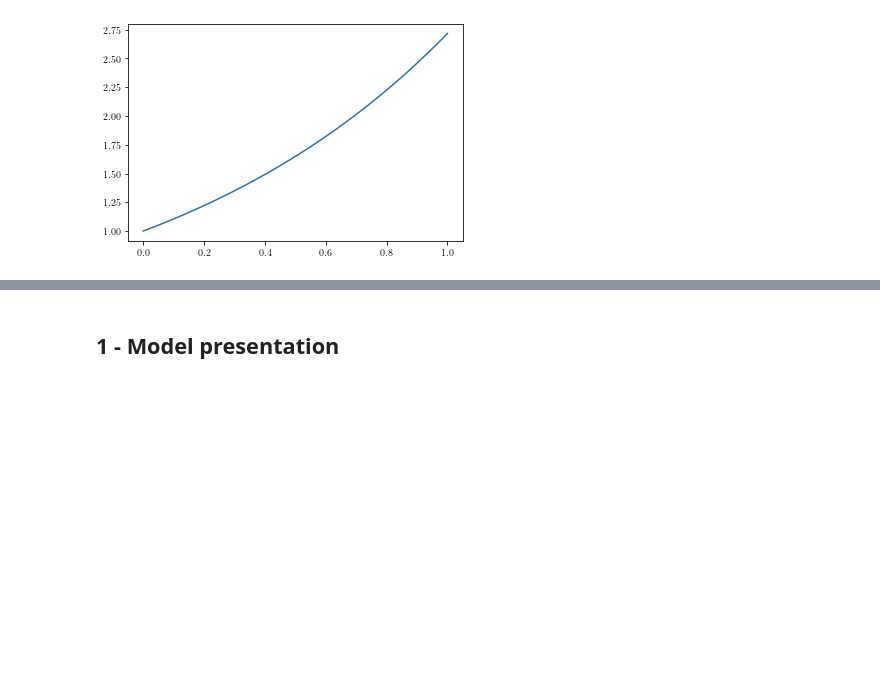
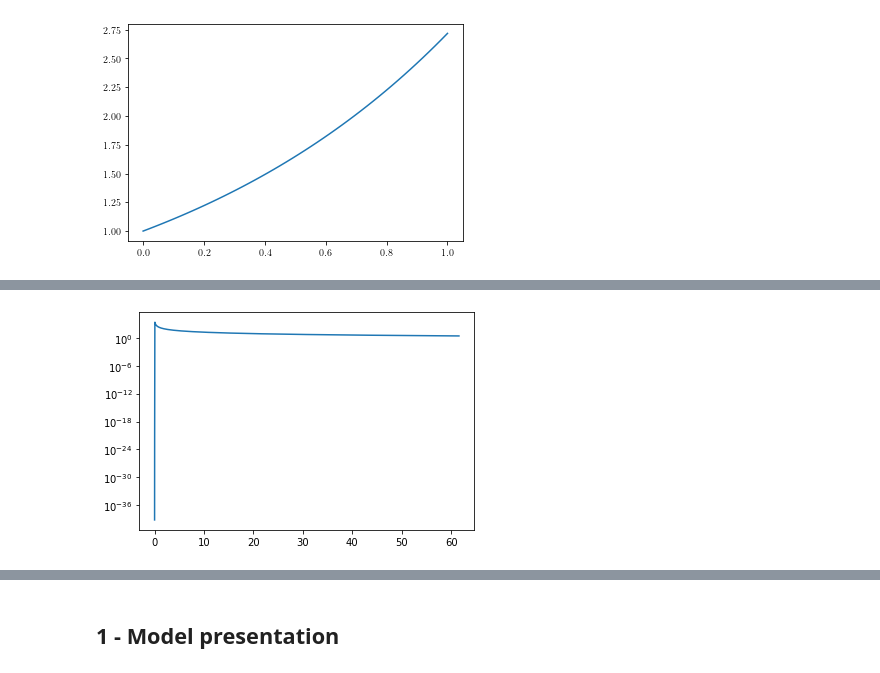
Before and after one commit to carlidel/more_about_nekhoroshev_diffusion, a Jupyter notebook: PLOTS_FOR_PAPER.ipynb, the cells around one changed output, grey strips where cells are left out. Drawn from its saved outputs; the diff is of its cells as text; code cells hidden in the pictures; blank space fills up the shorter version.

```diff
--- a/PLOTS_FOR_PAPER.ipynb
+++ b/PLOTS_FOR_PAPER.ipynb
@@ -47,0 +85,6 @@ plt.savefig(os.path.join(PATH+"test.pdf"), dpi=DPI)
+# %%
+afpt_list = np.array([afpt(i, I_max, I_star, exponent, c) for i in I])
+plt.plot(afpt_list[1:], rho_0(I, 1.9, 0.001)[1:]/(afpt_list[:-1]-afpt_list[1:]))
+plt.yscale("log")
+# %% [output]
+[figure, added]
```
Also changed, not shown: parts of 8 cells of this notebook, 6 other files.
